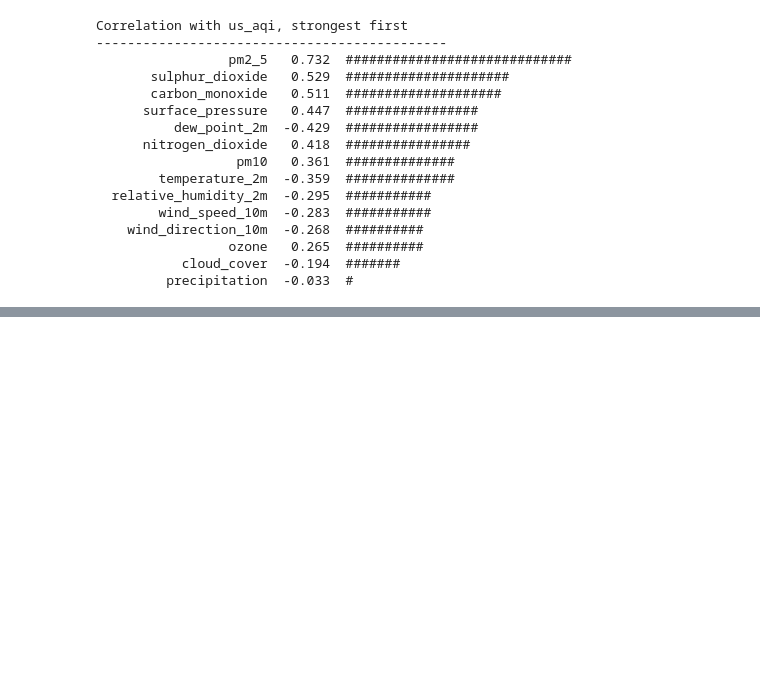
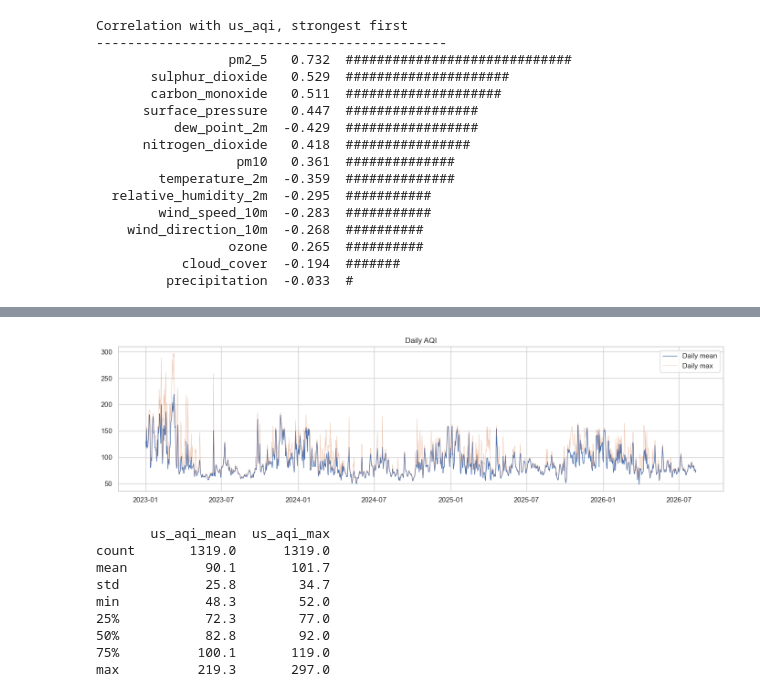
Before and after one commit to areebbandukda253/aqi-forecast-serverless, a Jupyter notebook: notebooks/01_eda.ipynb, the cells around one changed output, grey strips where cells are left out. Cells and saved outputs as stored; diff of their text form; code cells hidden in the pictures; blank space fills up the shorter version.

```diff
--- a/notebooks/01_eda.ipynb
+++ b/notebooks/01_eda.ipynb
@@ -275,3 +275,28 @@ Correlation with us_aqi, strongest first
                  ozone   0.265  ##########
            cloud_cover  -0.194  #######
          precipitation  -0.033  #
+# %%
+daily = df.set_index("time").resample("D").agg({
+    "us_aqi": ["mean", "max", "min"],
+    "pm2_5": "mean",
+    "pm10": "mean",
+    "carbon_monoxide": "mean",
+    "nitrogen_dioxide": "mean",
+    "sulphur_dioxide": "mean",
+    "ozone": "mean",
+    "temperature_2m": ["mean", "max", "min"],
+    "relative_humidity_2m": "mean",
+    "surface_pressure": "mean",
+    "cloud_cover": "mean",
+    "wind_speed_10m": ["mean", "max"],
+    "wind_direction_10m": "mean",
+})
+
+daily.columns = ["_".join(col).strip() for col in daily.columns]
+daily = daily.reset_index()
+
+print(f"Shape: {daily.shape}")
+print(f"Range: {daily['time'].min().date()} to {daily['time'].max().date()}")
+print()
+print(daily.columns.tolist())
+daily.head()
@@ -277,0 +314,21 @@ Correlation with us_aqi, strongest first
+# %%
+fig, ax = plt.subplots(figsize=(14, 4))
+ax.plot(daily["time"], daily["us_aqi_mean"], linewidth=1, label="Daily mean")
+ax.plot(daily["time"], daily["us_aqi_max"], linewidth=0.6, alpha=0.5, label="Daily max")
+ax.set_title("Daily AQI")
+ax.legend()
+plt.tight_layout()
+plt.show()
+
+print(daily[["us_aqi_mean", "us_aqi_max"]].describe().round(1))
+# %% [output]
+[figure, added]
+       us_aqi_mean  us_aqi_max
+count       1319.0      1319.0
+mean          90.1       101.7
+std           25.8        34.7
+min           48.3        52.0
+25%           72.3        77.0
+50%           82.8        92.0
+75%          100.1       119.0
+max          219.3       297.0
```
Also changed, not shown: parts of 7 cells of this notebook, 3 other files.
